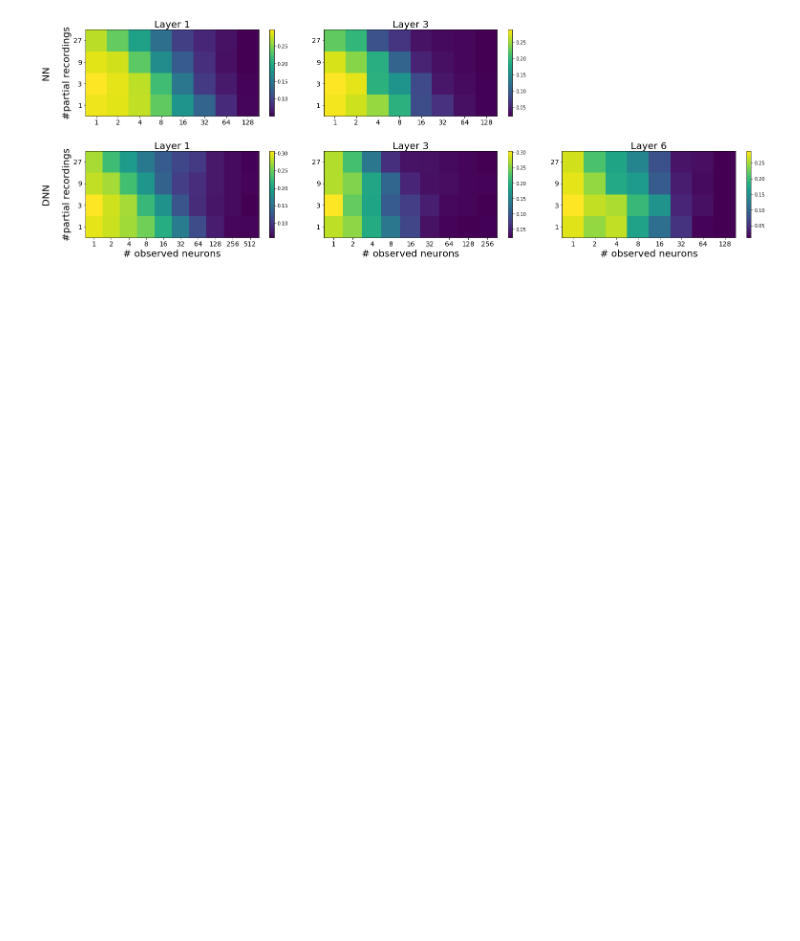
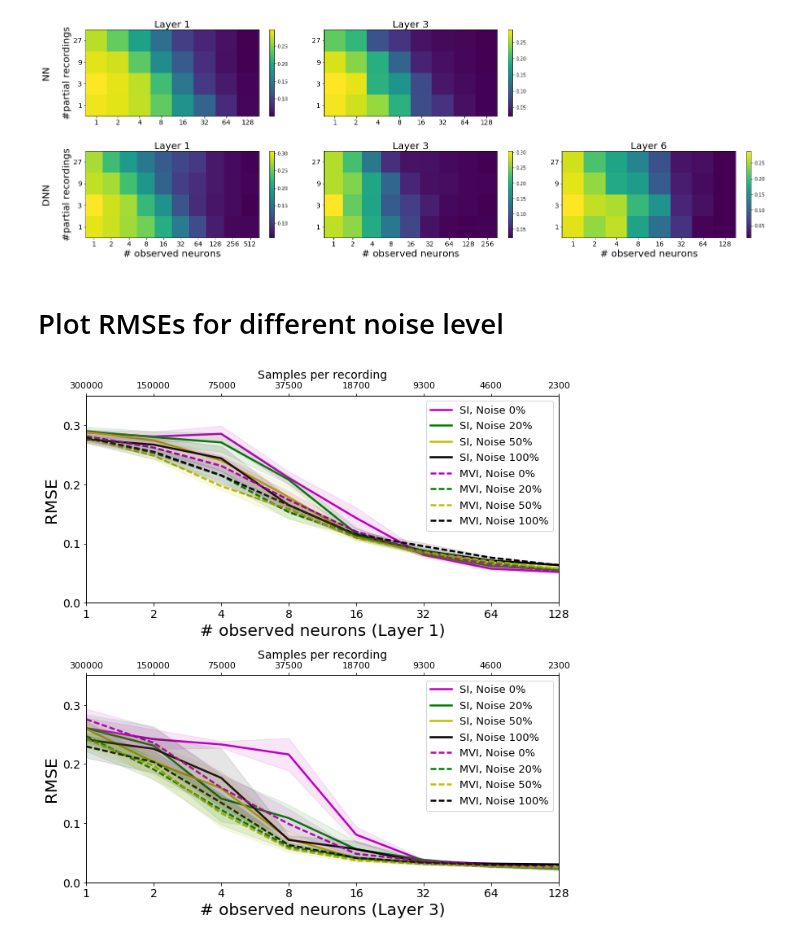
Before and after one commit to striantafillou/partial_recordings, a Jupyter notebook: RE_plot_RMSEs_differentExp.ipynb, the cells around one changed output. Saved outputs shown, nothing was run; the diff lists cells and outputs as text; code cells hidden in the pictures; blank space fills up the shorter version.

```diff
--- a/RE_plot_RMSEs_differentExp.ipynb
+++ b/RE_plot_RMSEs_differentExp.ipynb
@@ -185,3 +187,69 @@ plt.savefig(figName +'.pdf', format='pdf')
 plt.savefig(figName +'.eps', format='eps', dpi=1000)
 # %% [output]
 [figure]
+# %% [markdown]
+# Plot RMSEs for different noise level
+# %%
+import matplotlib.pyplot as pl
+%matplotlib inline
+import numpy as np
+import pickle
+
+figName = 'figures/Noise_RMSEs_2'
+fig, ax1 = pl.subplots(2,1, figsize=(10.4, 11), facecolor='w', edgecolor='k')
+fig.subplots_adjust(hspace = .35, wspace=.1)
+ax1 = ax1.ravel()
+
+networks = ['NN']
+layers = [0,2]
+nRecordings = 10
+noises = ['','_Noise20','_Noise50','_Noise100']
+noiseLabels = ['Noise 0%','Noise 20%','Noise 50%', 'Noise 100%']
+imputes = ['SI','MVI']
+imputeLabels = ['SI','MVI']
+lstyles = ['-',  '--', ':','-.']
+colors = ['m', 'g', 'y', 'k', 'b', 'm', 'y']
+
+for iLS in range(len(layers)):
+    iLayer = layers[iLS]
+    x = [2**x for x in range(8)]
+    x = range(len(x))
+    ax1[iLS].set_xlim([0, len(x)-1])
+    ax2 = ax1[iLS].twiny()
+    for iImpute in range(len(imputes)):
+        for iNoise in range(len(noises)):
+            #NNMVI_RMSES_Layer2_nRec10_NN_noise20.dat
+            fName = 'results/NN' + imputes[iImpute] + '_RMSES_Layer' + str(iLayer) + '_nRec' \
+                    + str(nRecordings) + '_NN' + noises[iNoise] + '.dat'
+            with open(fName,'rb') as f:
+                rmses = pickle.load(f)
+            f.close()
+            y = np.mean(np.mean(rmses, axis=1), axis=0)
+            #y = np.reshape(y,(8))
+            error = np.std(np.mean(rmses, axis=1), axis=0)
+            #error = np.reshape(error,(8))
+            ax1[iLS].plot(x, y, label=imputeLabels[iImpute]+', '+ noiseLabels[iNoise],
+                          linewidth=2.5, color=colors[iNoise], linestyle=lstyles[iImpute])
+            pl.fill_between(x, y-error, y+error, alpha=0.1, color=colors[iNoise])
+
+
+    legend = ax1[iLS].legend(loc='upper right', shadow=False, fontsize=13)
+    ax1[iLS].set_xlabel('# observed neurons (Layer '+str(iLayer+1)+')', fontsize=20)
+    ax2.set_xlabel('Samples per recording', fontsize=14)
+
+
+    ax2.set_xlim(ax1[iLS].get_xlim())
+    ax1[iLS].set_xticklabels( [2**x for x in range(8)], fontsize=14)
+    nSamples = np.divide(int(30000/nRecordings),[2**x for x in range(8)])*100
+
+    ax2.set_xticklabels(nSamples, fontsize=11)
+    ax1[iLS].set_ylabel('RMSE', fontsize=20)
+    ax1[iLS].set_ylim([0, .35])
+    ax1[iLS].set_yticks(np.arange(0,.35,.1))
+    ax1[iLS].set_yticklabels(np.arange(0,.35,.1), fontsize=14)
+
+pl.draw()
+pl.savefig(figName +'.pdf', format='pdf')
+pl.savefig(figName +'.eps', format='eps', dpi=1000)
+# %% [output]
+[figure, added]
```
Also changed, not shown: parts of 4 cells of this notebook, 11 other files.
